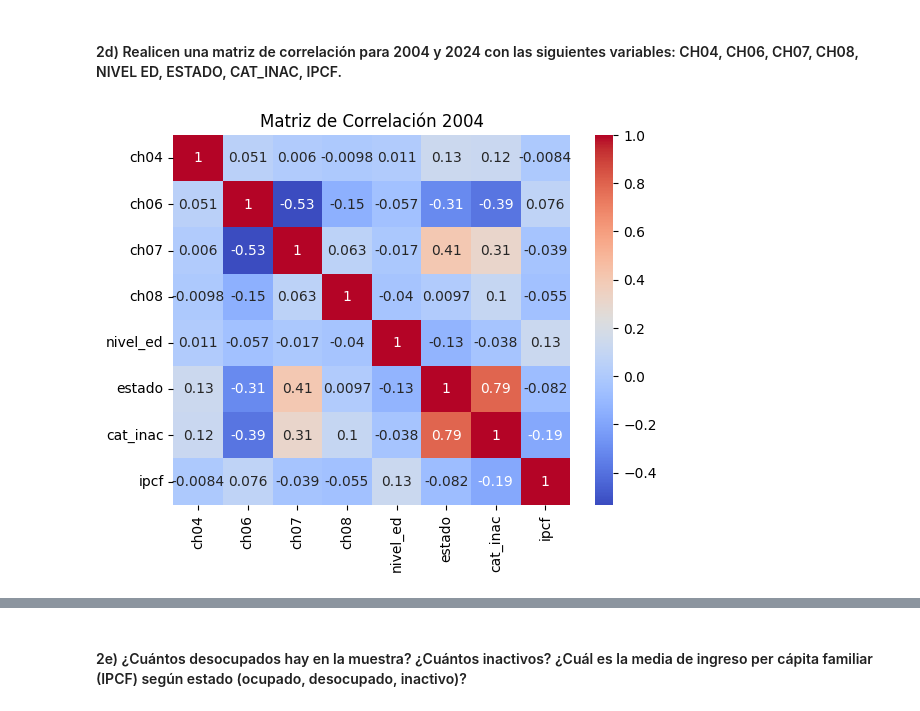
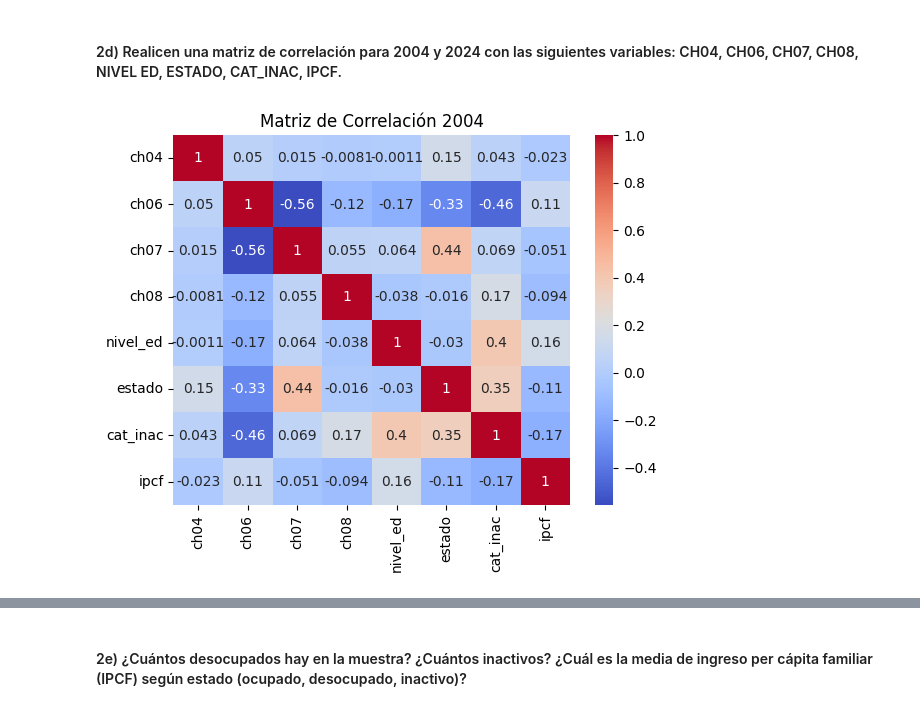
Before and after one commit to GabrielDiaz303/CC408--T1-2-, a Jupyter notebook: TP3 - Codigo.ipynb, the cells around one changed output, grey strips where cells are left out. Cells and saved outputs as stored; diff of their text form; code cells hidden in the pictures.

```diff
--- a/TP3 - Codigo.ipynb
+++ b/TP3 - Codigo.ipynb
@@ -429,16 +425,17 @@ plt.show()
 # %%
 # Seleccionar las variables de interés
 EPH_completo["ch04"] = EPH_completo["ch04"].map({'Varón': 1, "Mujer": 2})
 
 variables_interes = ['ch04', 'ch06', 'ch07', 'ch08', 'nivel_ed', 'estado', 'cat_inac', 'ipcf']
 
 # Calcular la matriz de correlación para 2004 y 2024
-corr_2004 = EPH_completo[variables_interes].corr()
+corr_2004 = EPH_completo[EPH_completo["ano4"] == 2004][variables_interes].corr()
 #corr_2024 = data_2024_filtrado[variables_interes].corr()
 
+corr_2024
 # Visualizar las matrices de correlación
 sns.heatmap(corr_2004, annot=True, cmap='coolwarm')
 plt.title('Matriz de Correlación 2004')
 plt.show()
 # %% [output]
-[figure, old version]
+[figure, new version]
```
Also changed, not shown: parts of 14 cells of this notebook.
